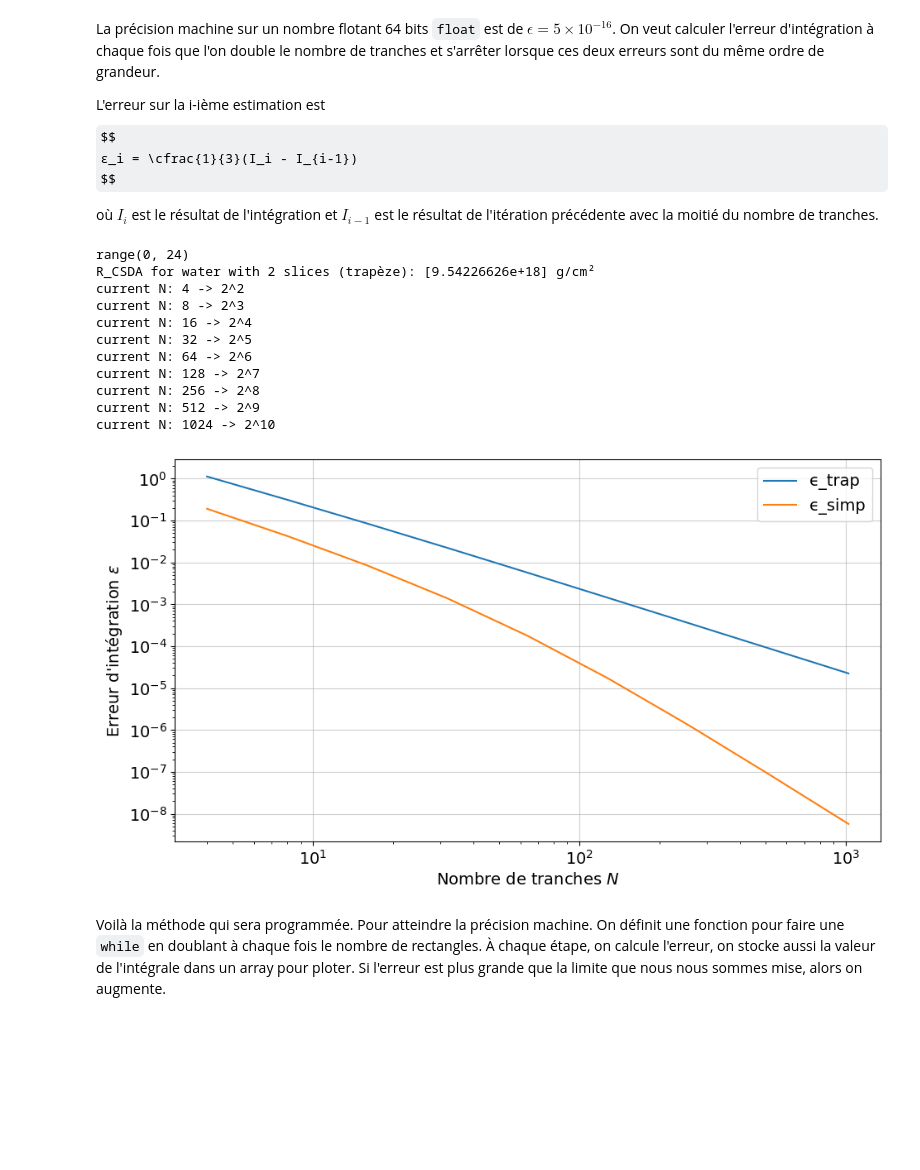
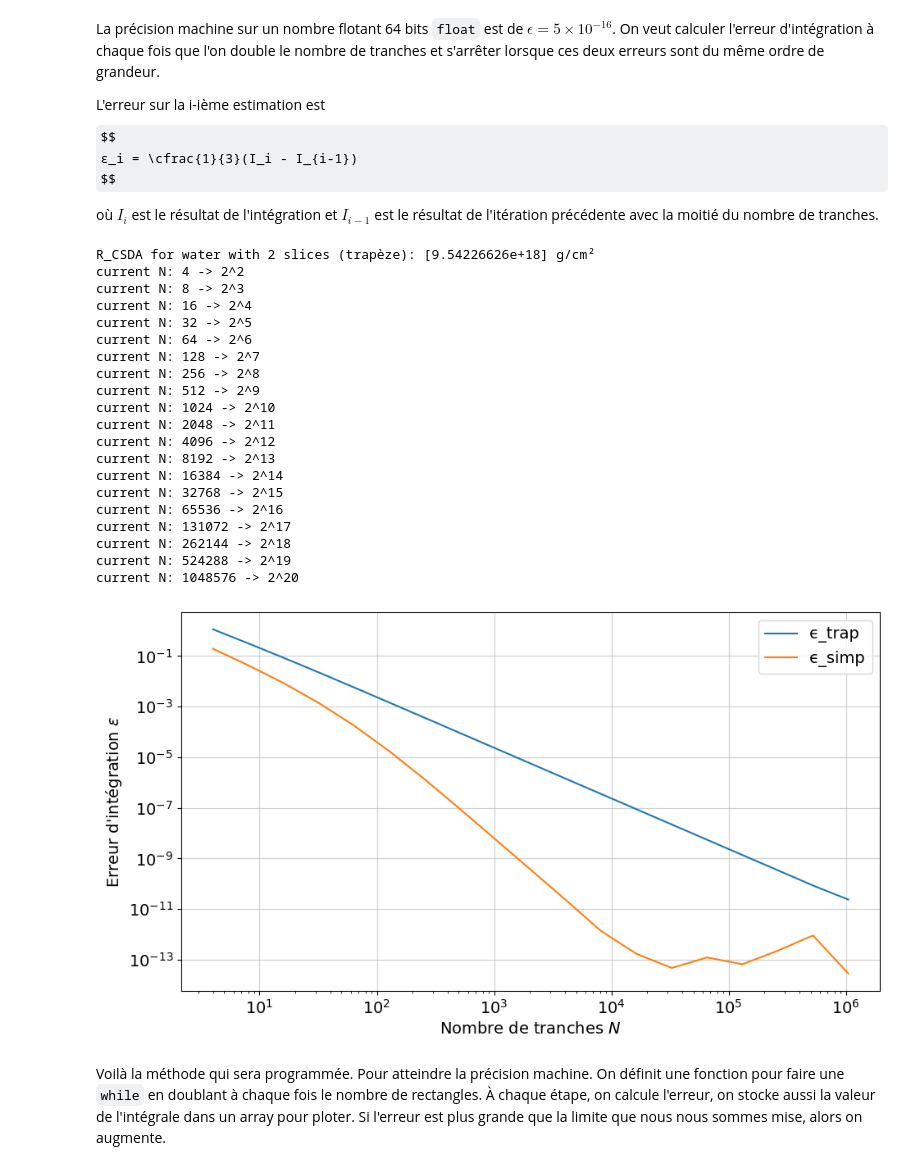
Before and after one commit to Eloi-Blouin/GPH-University-Laval-Course, a Jupyter notebook: Ulaval Session 8 Hiver 2026/Physique Numérique/TP1/TP1_ÉloiBlouin_ClémentPoulin.ipynb, the cells around one changed output. Saved outputs shown, nothing was run; the diff lists cells and outputs as text; code cells hidden in the pictures; some formulas as TeX source; blank space fills up the shorter version.

````diff
--- a/Ulaval Session 8 Hiver 2026/Physique Numérique/TP1/TP1_ÉloiBlouin_ClémentPoulin.ipynb
+++ b/Ulaval Session 8 Hiver 2026/Physique Numérique/TP1/TP1_ÉloiBlouin_ClémentPoulin.ipynb
@@ -472,7 +488,7 @@ def calculate_ϵ(I_i, I_i_minus_1):
 ϵ_limit = 5e-16
 
 # bit shifting to have an array go from 2^1 -> 2^24 (16777216)
-N = [1 << (i + 1) for i in range(10)]    # set range(24) for full test length
+N = [1 << (i + 1) for i in range(20)]    # set range(24) for full test length
 
 water_R_CSDA_trap_previous, water_R_CSDA_simp_previous = run_analysis("water", [N[0]], [N[0]])
 print(f"R_CSDA for water with 2 slices (trapèze): {water_R_CSDA_trap_previous * conv_factor} g/cm²")
@@ -488,35 +504,44 @@ for k, i in enumerate(N[1:]):
     ϵ_simp.append(calculate_ϵ(water_R_CSDA_simp, water_R_CSDA_simp_previous))
 
     # update previous results
     water_R_CSDA_trap_previous = water_R_CSDA_trap
     water_R_CSDA_simp_previous = water_R_CSDA_simp
 
 plt.figure(figsize=(11, 6))
 
 plt.plot(N[1:], np.abs(ϵ_trap), label="ϵ_trap")
 plt.plot(N[1:], np.abs(ϵ_simp), label="ϵ_simp")
 
 plt.xscale('log')
 plt.yscale('log')
 plt.xlabel(r"Nombre de tranches $N$")
 plt.ylabel(r"Erreur d'intégration $\epsilon$")
 
 plt.legend()
 plt.grid(alpha=0.6)
 plt.show()
 # %% [output]
-range(0, 24)
 R_CSDA for water with 2 slices (trapèze): [9.54226626e+18] g/cm²
 current N: 4 -> 2^2
 current N: 8 -> 2^3
 current N: 16 -> 2^4
 current N: 32 -> 2^5
 current N: 64 -> 2^6
 current N: 128 -> 2^7
 current N: 256 -> 2^8
 current N: 512 -> 2^9
 current N: 1024 -> 2^10
+current N: 2048 -> 2^11
+current N: 4096 -> 2^12
+current N: 8192 -> 2^13
+current N: 16384 -> 2^14
+current N: 32768 -> 2^15
+current N: 65536 -> 2^16
+current N: 131072 -> 2^17
+current N: 262144 -> 2^18
+current N: 524288 -> 2^19
+current N: 1048576 -> 2^20
-[figure, old version]
+[figure, new version]
 # %% [markdown]
 Voilà la méthode qui sera programmée. Pour atteindre la précision machine. On définit une fonction pour faire une ```while``` en doublant à chaque fois le nombre de rectangles. À chaque étape, on calcule l'erreur, on stocke aussi la valeur de l'intégrale dans un array pour ploter. Si l'erreur est plus grande que la limite que nous nous sommes mise, alors on augmente.
 # %%
````
Also changed, not shown: parts of 4 cells of this notebook.
